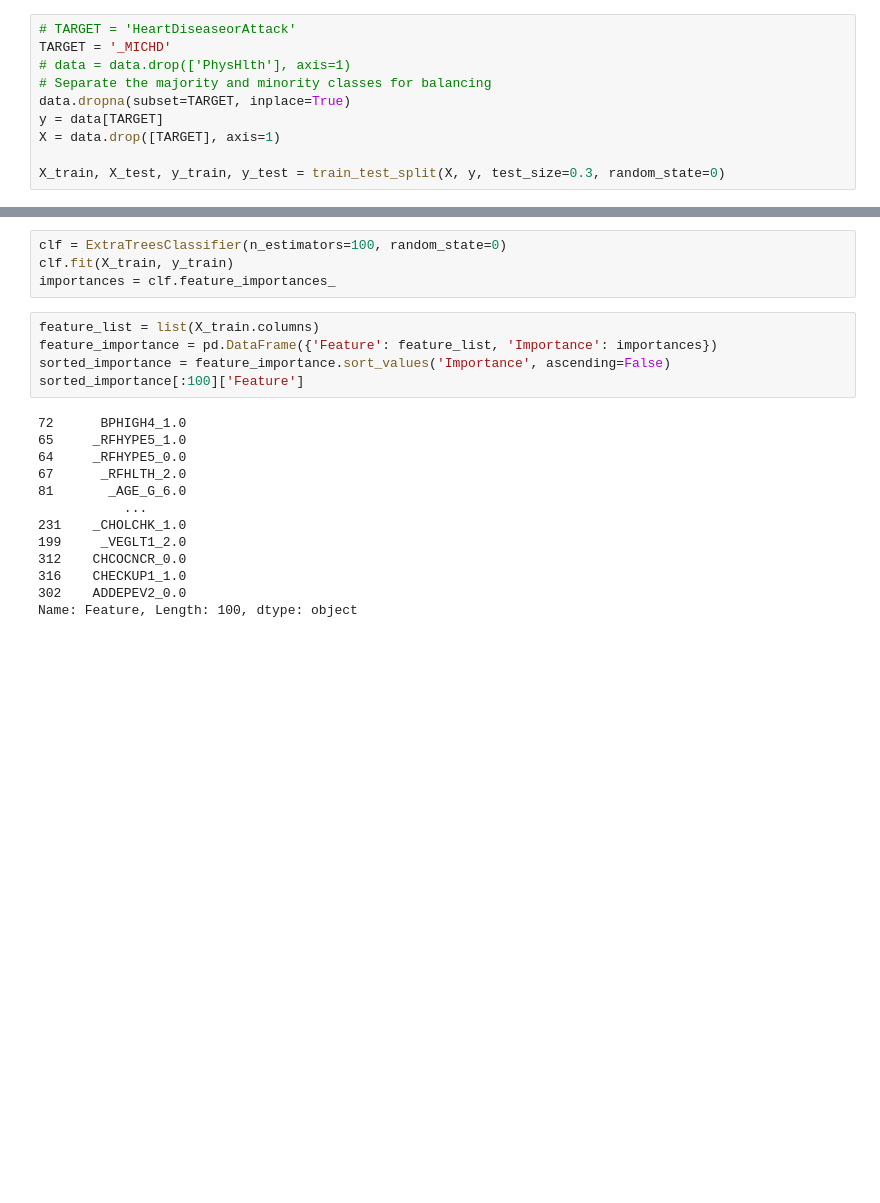
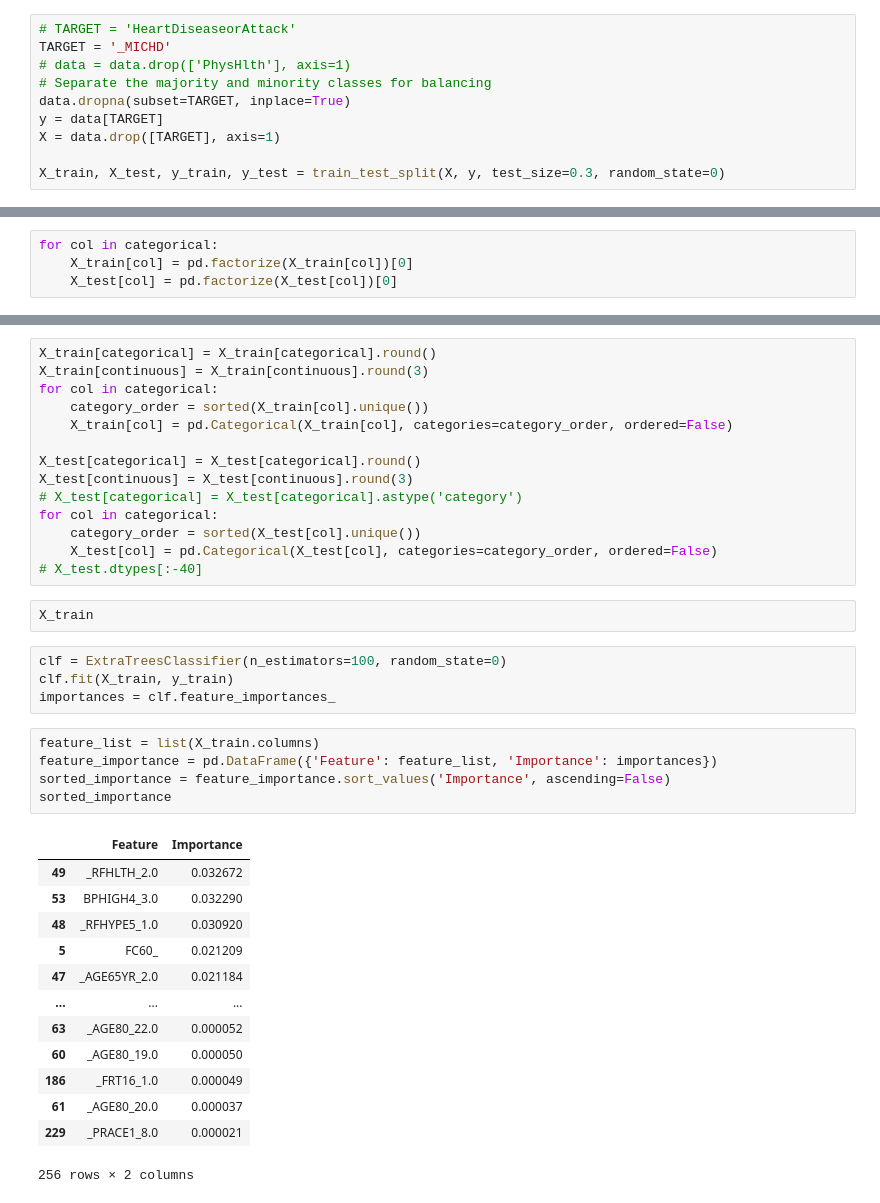
Before and after one commit to Madelinehazel/UofT_3253_term_project, a Jupyter notebook: notebooks/marinus_training.ipynb, the cells around one changed output, grey strips where cells are left out. Drawn from its saved outputs; the diff is of its cells as text; blank space fills up the shorter version.

```diff
--- a/notebooks/marinus_training.ipynb
+++ b/notebooks/marinus_training.ipynb
@@ -237,0 +250,4 @@ len(X_train.columns)
+# %%
+for col in categorical:
+    X_train[col] = pd.factorize(X_train[col])[0]
+    X_test[col] = pd.factorize(X_test[col])[0]
@@ -238,3 +258,19 @@ len(X_train.columns)
+# %%
+X_train[categorical] = X_train[categorical].round()
+X_train[continuous] = X_train[continuous].round(3)
+for col in categorical:
+    category_order = sorted(X_train[col].unique())
+    X_train[col] = pd.Categorical(X_train[col], categories=category_order, ordered=False)
+
+X_test[categorical] = X_test[categorical].round()
+X_test[continuous] = X_test[continuous].round(3)
+# X_test[categorical] = X_test[categorical].astype('category')
+for col in categorical:
+    category_order = sorted(X_test[col].unique())
+    X_test[col] = pd.Categorical(X_test[col], categories=category_order, ordered=False)
+# X_test.dtypes[:-40]
+# %%
+X_train
 # %%
 clf = ExtraTreesClassifier(n_estimators=100, random_state=0)
 clf.fit(X_train, y_train)
@@ -242,19 +278,20 @@ importances = clf.feature_importances_
 # %%
 feature_list = list(X_train.columns)
 feature_importance = pd.DataFrame({'Feature': feature_list, 'Importance': importances})
 sorted_importance = feature_importance.sort_values('Importance', ascending=False)
-sorted_importance[:100]['Feature']
+sorted_importance
 # %% [output]
+|  | Feature | Importance |
+| 49 | _RFHLTH_2.0 | 0.032672 |
+| 53 | BPHIGH4_3.0 | 0.032290 |
+| 48 | _RFHYPE5_1.0 | 0.030920 |
+| 5 | FC60_ | 0.021209 |
+| 47 | _AGE65YR_2.0 | 0.021184 |
+| ... | ... | ... |
+| 63 | _AGE80_22.0 | 0.000052 |
+| 60 | _AGE80_19.0 | 0.000050 |
+| 186 | _FRT16_1.0 | 0.000049 |
+| 61 | _AGE80_20.0 | 0.000037 |
+| 229 | _PRACE1_8.0 | 0.000021 |
-72      BPHIGH4_1.0
-65     _RFHYPE5_1.0
-64     _RFHYPE5_0.0
-67      _RFHLTH_2.0
-81       _AGE_G_6.0
-           ...
-231    _CHOLCHK_1.0
-199     _VEGLT1_2.0
-312    CHCOCNCR_0.0
-316    CHECKUP1_1.0
-302    ADDEPEV2_0.0
-Name: Feature, Length: 100, dtype: object
+256 rows × 2 columns
 # %%
```
Also changed, not shown: parts of 23 cells of this notebook, 9 other files.
